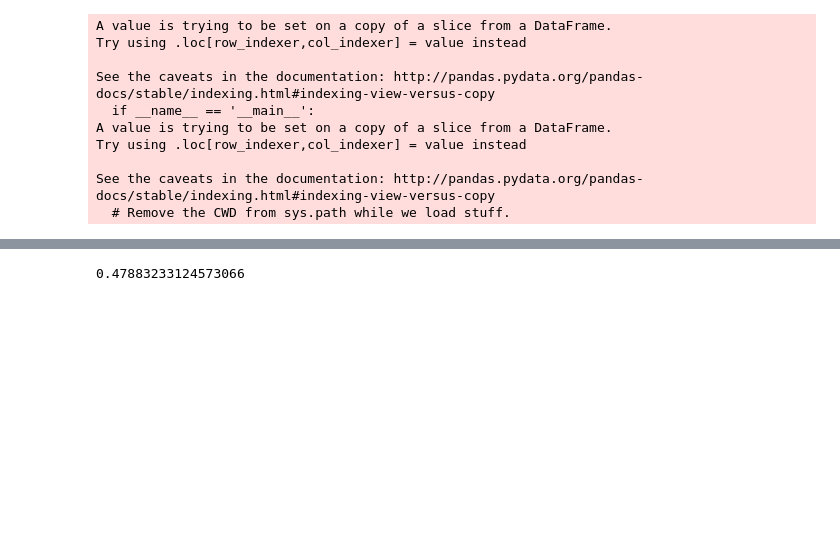
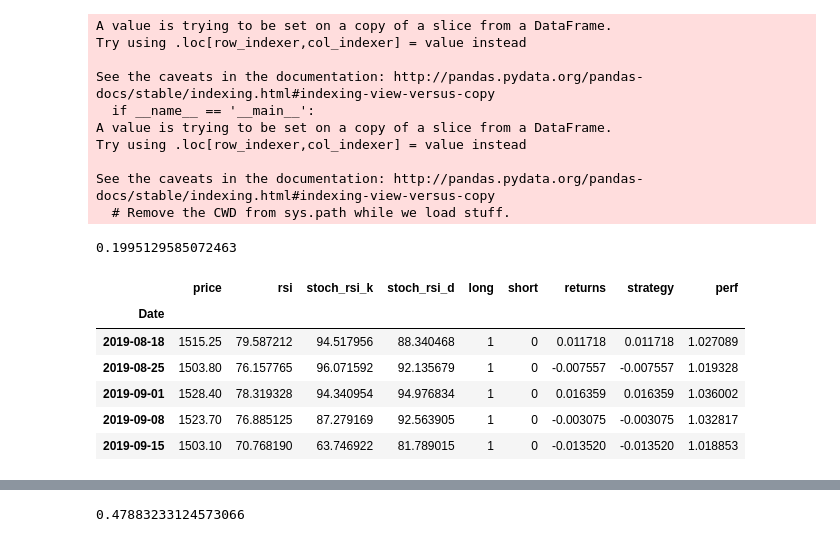
Before and after one commit to jbmoorhouse/gold_returns_predictor, a Jupyter notebook: analysis.ipynb, the cells around one changed output, grey strips where cells are left out. Saved outputs shown, nothing was run; the diff lists cells and outputs as text; code cells hidden in the pictures; blank space fills up the shorter version.

```diff
--- a/analysis.ipynb
+++ b/analysis.ipynb
@@ -514,3 +502,44 @@ Try using .loc[row_indexer,col_indexer] = value instead
 
 See the caveats in the documentation: http://pandas.pydata.org/pandas-docs/stable/indexing.html#indexing-view-versus-copy
   # Remove the CWD from sys.path while we load stuff.
+# %%
+X = xau_df_dict['wgc_gold_daily_usd'][['price']].resample('W').last()
+
+X['rsi'] = talib.RSI(X['price'].values)
+
+rsi_min = X['rsi'].rolling(14).min()
+rsi_max = X['rsi'].rolling(14).max()
+
+X['stoch_rsi_k'] = (((X['rsi'] - rsi_min) / (rsi_max - rsi_min)).rolling(3).mean() * 100)
+X['stoch_rsi_d'] = X['stoch_rsi_k'].rolling(3).mean()
+
+X['long'] = (
+    ((X['stoch_rsi_k'].shift(1) > 20) & (X['stoch_rsi_k'].shift(2) < X['stoch_rsi_k'].shift(1))) |
+    (X['stoch_rsi_k'].shift(1) > 80)
+) * 1
+
+X['short'] = (
+    ((X['stoch_rsi_k'].shift(1) < 80) & (X['stoch_rsi_k'].shift(2) > X['stoch_rsi_k']).shift(1)) |
+    (X['stoch_rsi_k'].shift(1) < 20)
+) * -1
+
+X['returns'] = X['price'].pct_change()
+
+X['strategy'] = (X['returns'] * X['long']) + (X['returns'] * X['short'])
+
+X['perf'] = (1 + X['strategy']).cumprod()
+
+print((np.sqrt(252.) * X['strategy'].mean()) / X['strategy'].std())
+
+(X['perf'][-1] ** (252/X.index.size)) - 1#
+
+X.tail()
+# %% [output]
+0.1995129585072463
+|  | price | rsi | stoch_rsi_k | stoch_rsi_d | long | short | returns | strategy | perf |
+| Date |  |  |  |  |  |  |  |  |  |
+| 2019-08-18 | 1515.25 | 79.587212 | 94.517956 | 88.340468 | 1 | 0 | 0.011718 | 0.011718 | 1.027089 |
+| 2019-08-25 | 1503.80 | 76.157765 | 96.071592 | 92.135679 | 1 | 0 | -0.007557 | -0.007557 | 1.019328 |
+| 2019-09-01 | 1528.40 | 78.319328 | 94.340954 | 94.976834 | 1 | 0 | 0.016359 | 0.016359 | 1.036002 |
+| 2019-09-08 | 1523.70 | 76.885125 | 87.279169 | 92.563905 | 1 | 0 | -0.003075 | -0.003075 | 1.032817 |
+| 2019-09-15 | 1503.10 | 70.768190 | 63.746922 | 81.789015 | 1 | 0 | -0.013520 | -0.013520 | 1.018853 |
```
Also changed, not shown: parts of 7 cells of this notebook, 1 other file.
